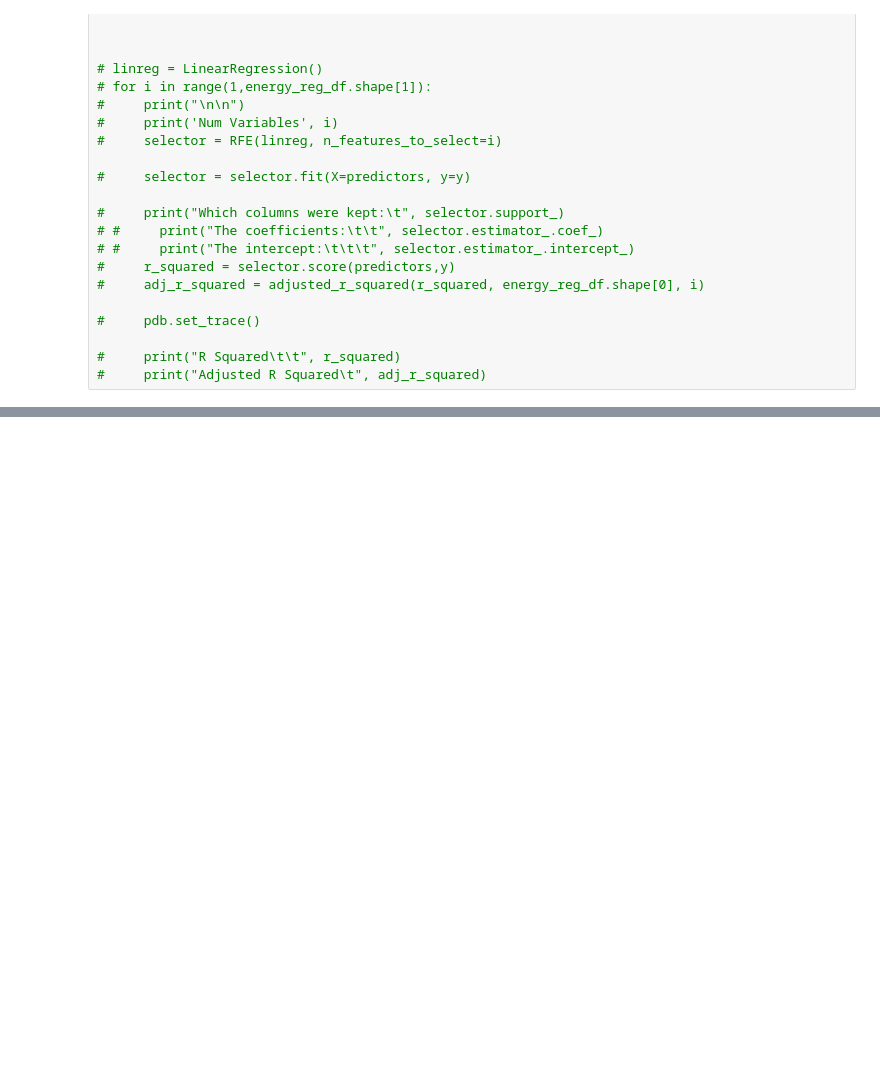
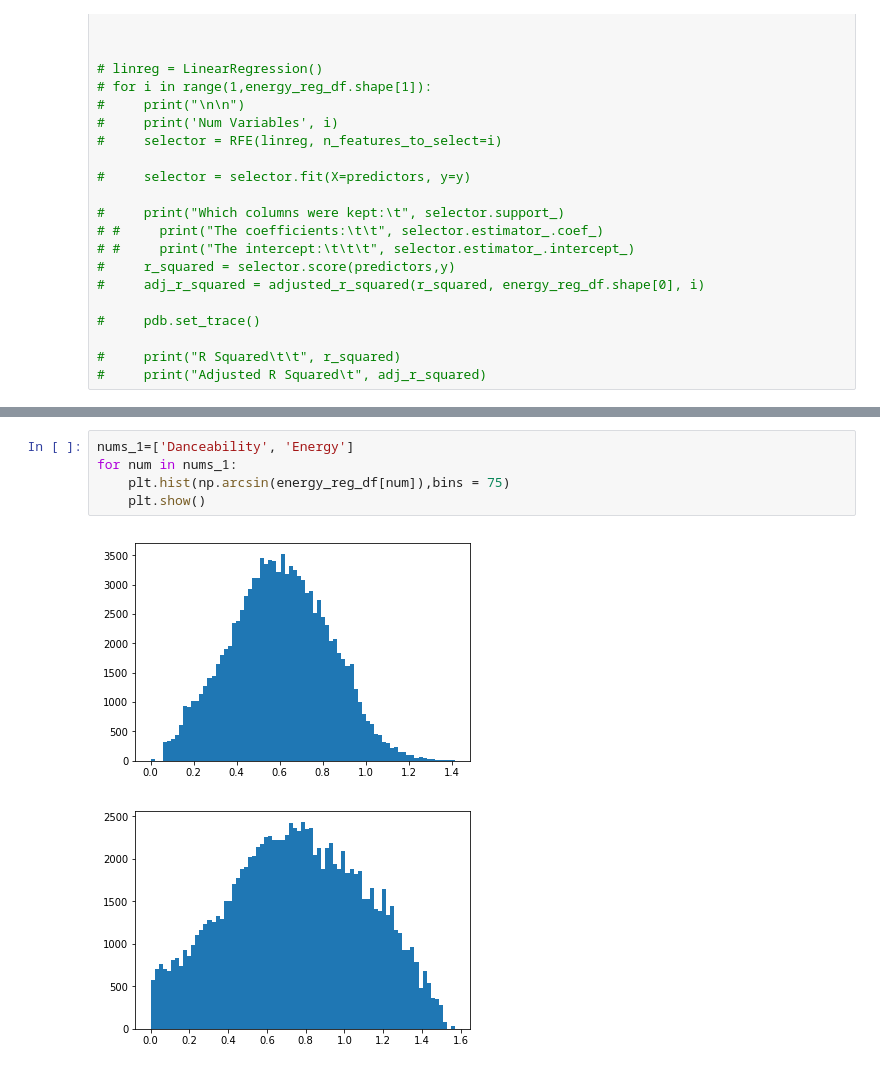
Before and after one commit to QED0711/spotify-predictive-analysis, a Jupyter notebook: exploration/072919_numerical_linear_regression_exploration.ipynb, the cells around one changed output, grey strips where cells are left out. Drawn from its saved outputs; the diff is of its cells as text; blank space fills up the shorter version.

```diff
--- a/exploration/072919_numerical_linear_regression_exploration.ipynb
+++ b/exploration/072919_numerical_linear_regression_exploration.ipynb
@@ -181,0 +273,8 @@ _Note: depending on the number of variables, this will take a while to run._
+# %%
+nums_1=['Danceability', 'Energy']
+for num in nums_1:
+    plt.hist(np.arcsin(energy_reg_df[num]),bins = 75)
+    plt.show()
+# %% [output]
+[figure, added]
+[figure, added]
```
Also changed, not shown: parts of 14 cells of this notebook, 1 other file.
